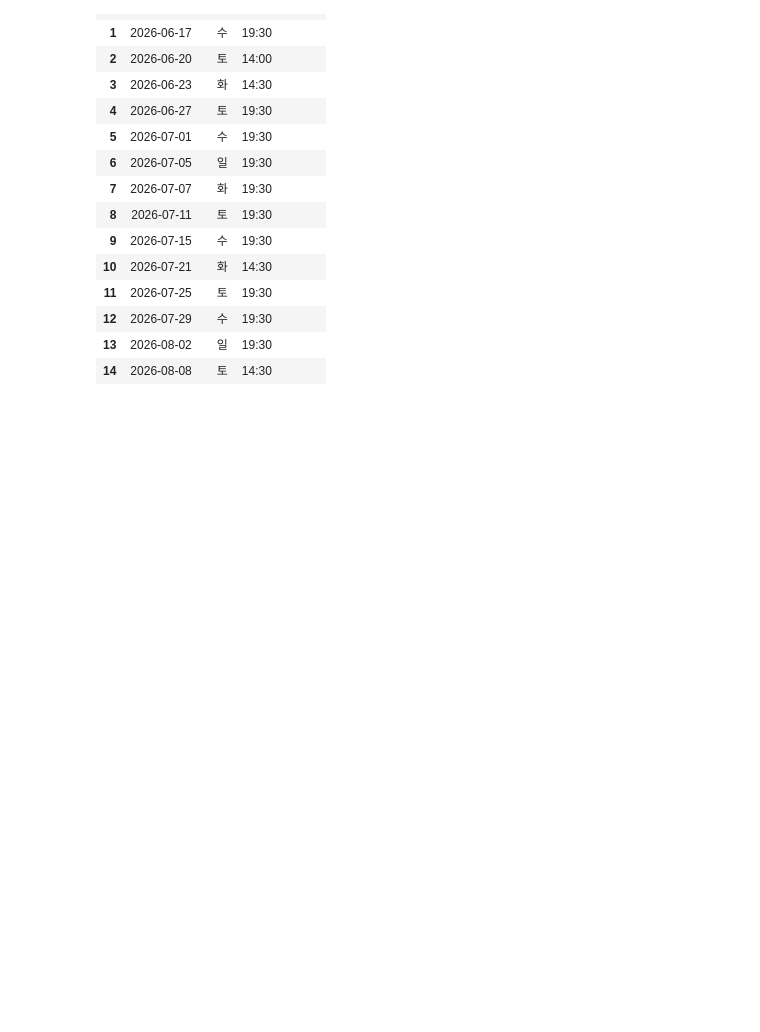
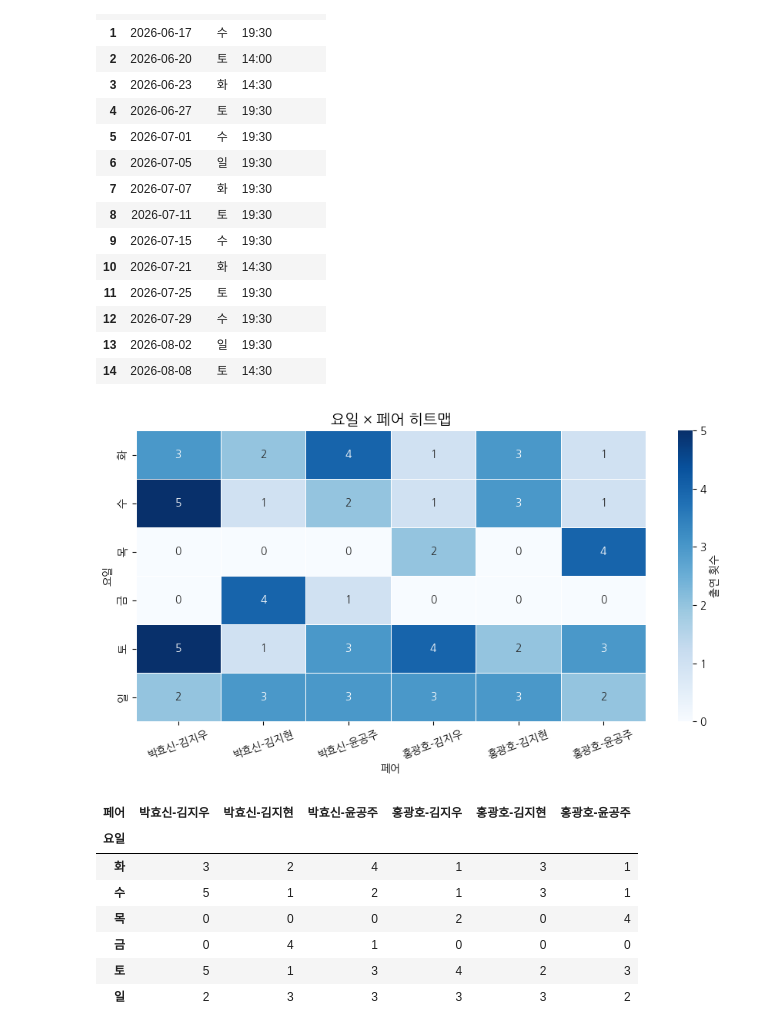
Before and after one commit to lhklhk04/undergrad-research, a Jupyter notebook: Untitled1.ipynb, the cells around one changed output. Cells and saved outputs as stored; diff of their text form; code cells hidden in the pictures; blank space fills up the shorter version.

```diff
--- a/Untitled1.ipynb
+++ b/Untitled1.ipynb
@@ -197,3 +197,34 @@ result
 | 12 | 2026-07-29 | 수 | 19:30 |  |
 | 13 | 2026-08-02 | 일 | 19:30 |  |
 | 14 | 2026-08-08 | 토 | 14:30 |  |
+# %%
+import seaborn as sns
+
+# 요일 x 페어 집계표 만들기
+day_order = ['월', '화', '수', '목', '금', '토', '일']
+pair_order = df['페어'].unique().tolist()
+
+pivot = df.pivot_table(index='요일', columns='페어', values='날짜', aggfunc='count', fill_value=0)
+pivot = pivot.reindex(index=[d for d in day_order if d in pivot.index])
+
+plt.figure(figsize=(9, 5))
+sns.heatmap(pivot, annot=True, fmt='d', cmap='Blues', linewidths=0.5, linecolor='white',
+            cbar_kws={'label': '출연 횟수'})
+plt.title('요일 × 페어 히트맵', fontsize=14, fontweight='bold')
+plt.xlabel('페어')
+plt.ylabel('요일')
+plt.xticks(rotation=20)
+plt.tight_layout()
+plt.show()
+
+pivot
+# %% [output]
+[figure, added]
+| 페어 | 박효신-김지우 | 박효신-김지현 | 박효신-윤공주 | 홍광호-김지우 | 홍광호-김지현 | 홍광호-윤공주 |
+| 요일 |  |  |  |  |  |  |
+| 화 | 3 | 2 | 4 | 1 | 3 | 1 |
+| 수 | 5 | 1 | 2 | 1 | 3 | 1 |
+| 목 | 0 | 0 | 0 | 2 | 0 | 4 |
+| 금 | 0 | 4 | 1 | 0 | 0 | 0 |
+| 토 | 5 | 1 | 3 | 4 | 2 | 3 |
+| 일 | 2 | 3 | 3 | 3 | 3 | 2 |
```
